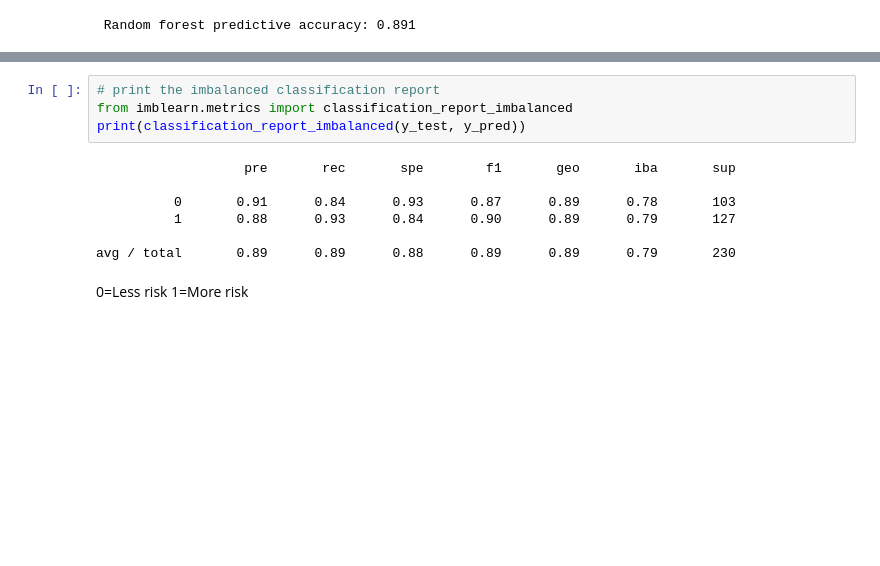
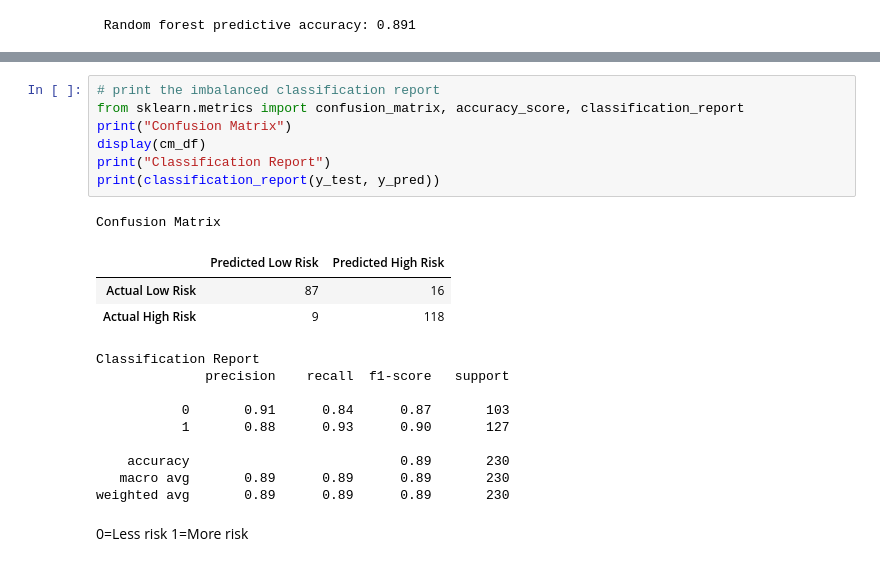
Before and after one commit to LIPSASHARMA/Heart-Disease-Prediction-Final-Project, a Jupyter notebook: Heart_risk_revised.ipynb, the cells around one changed output, grey strips where cells are left out. Saved outputs shown, nothing was run; the diff lists cells and outputs as text; blank space fills up the shorter version.

```diff
--- a/Heart_risk.ipynb
+++ b/Heart_risk_revised.ipynb
@@ -274,14 +278,24 @@ array([[ 87,  16],
 # %%
 # print the imbalanced classification report
-from imblearn.metrics import classification_report_imbalanced
-print(classification_report_imbalanced(y_test, y_pred))
+from sklearn.metrics import confusion_matrix, accuracy_score, classification_report
+print("Confusion Matrix")
+display(cm_df)
+print("Classification Report")
+print(classification_report(y_test, y_pred))
 # %% [output]
-                   pre       rec       spe        f1       geo       iba       sup
-
-          0       0.91      0.84      0.93      0.87      0.89      0.78       103
-          1       0.88      0.93      0.84      0.90      0.89      0.79       127
-
-avg / total       0.89      0.89      0.88      0.89      0.89      0.79       230
+Confusion Matrix
+|  | Predicted Low Risk | Predicted High Risk |
+| Actual Low Risk | 87 | 16 |
+| Actual High Risk | 9 | 118 |
+Classification Report
+              precision    recall  f1-score   support
+
+           0       0.91      0.84      0.87       103
+           1       0.88      0.93      0.90       127
+
+    accuracy                           0.89       230
+   macro avg       0.89      0.89      0.89       230
+weighted avg       0.89      0.89      0.89       230
 # %% [markdown]
 0=Less risk
 1=More risk
```
Also changed, not shown: parts of 1 cell of this notebook.
